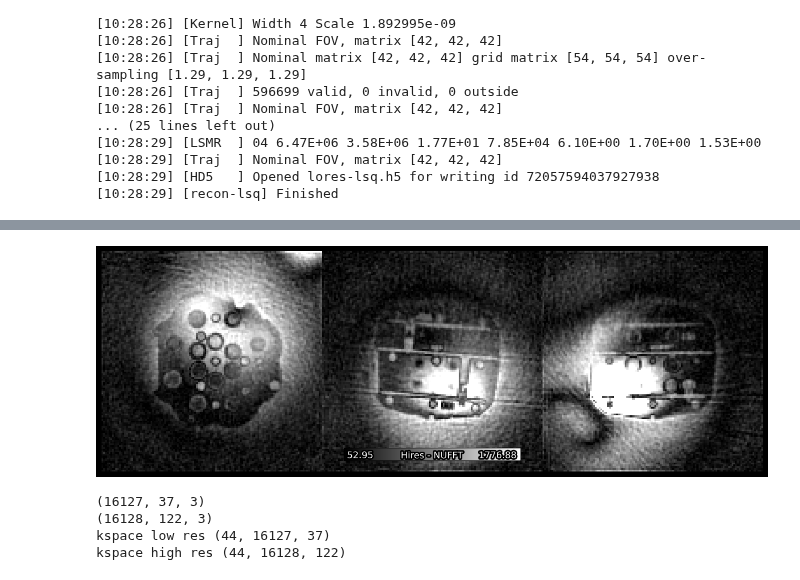
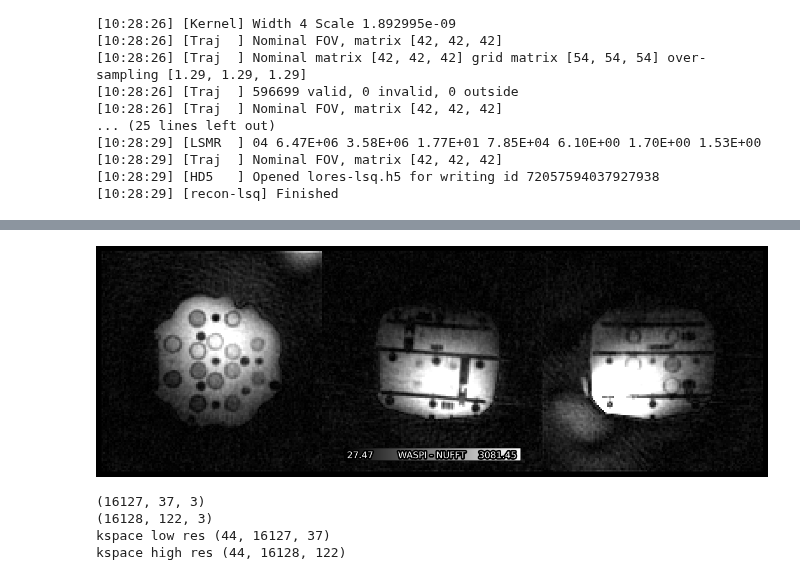
Before and after one commit to aymmulla/MSc-Project-ZTE, a Jupyter notebook: riselingwork/ZTE Dataset.ipynb, the cells around one changed output, grey strips where cells are left out. Saved outputs shown, nothing was run; the diff lists cells and outputs as text; code cells hidden in the pictures.

```diff
--- a/riselingwork/ZTE Dataset.ipynb
+++ b/riselingwork/ZTE Dataset.ipynb
@@ -100,9 +126,9 @@ data = 'lores'
 # %%
-rlp.plot.planes(f'{data}-nufft.h5', title='Lores - NUFFT')
 
-rlp.plot.planes('hires-nufft.h5', title='Hires - NUFFT')
+
+rlp.plot.planes('raw0-waspinufft.h5', title='WASPI - NUFFT')
 # %% [output]
-[figure, old version]
+[figure, new version]
 # %%
 lowres = 'lores'
 coorlowres = rlp.io.read_trajectory(f'{lowres}.h5')
```
Also changed, not shown: parts of 3 cells of this notebook, 16 other files.
